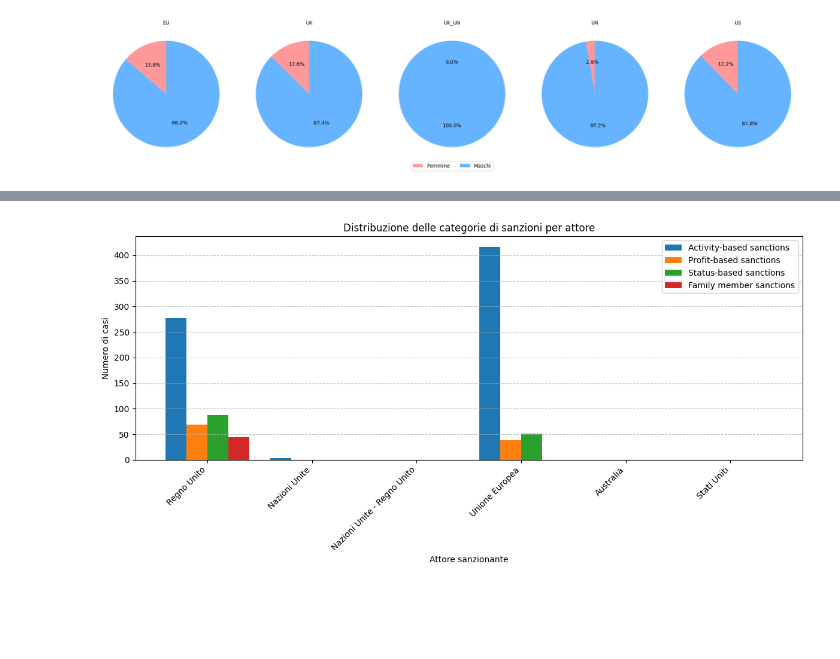
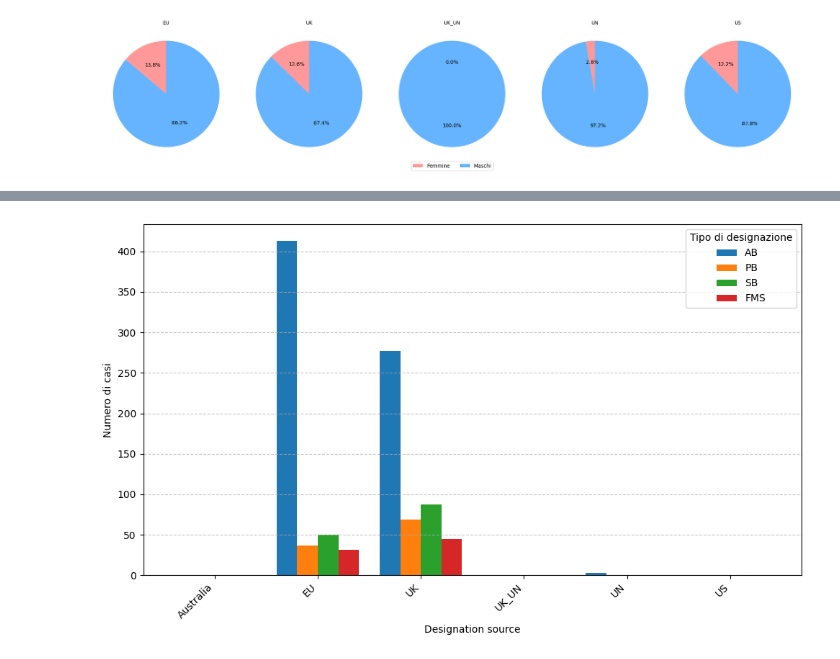
Before and after one commit to jellyrosp/sanctions-docs-dataset, a Jupyter notebook: data_analysis/jup_notebook/REPORT.ipynb, the cells around one changed output, grey strips where cells are left out. Cells and saved outputs as stored; diff of their text form; code cells hidden in the pictures; blank space fills up the shorter version.

```diff
--- a/data_analysis/jup_notebook/report.ipynb
+++ b/data_analysis/jup_notebook/REPORT.ipynb
@@ -488,54 +494,43 @@ I dati riportati in **Tabella 3** mostrano il numero di casi in cui ciascuna cat
 # %%
 import matplotlib.pyplot as plt
 import numpy as np
 import pandas as pd
 
-# Data
-actors = [
-    'Regno Unito',
-    'Nazioni Unite',
-    'Nazioni Unite - Regno Unito',
-    'Unione Europea',
-    'Australia',
-    'Stati Uniti'
-]
+# Load the table
+tabella_4 = pd.read_csv("Tabella_4.csv")
 
-activity_based = [277, 3, 0, 416, 0, 0]
-profit_based = [69, 0, 0, 38, 0, 0]
-status_based = [87, 0, 0, 51, 0, 0]
-family_member = [44, 0, 0, 0, 0, 0]
-total_sanctioned = [326, 3, 0, 441, None, 592]  # 'None' to indicate missing
+# Prepare data (excluding the 'Totale' row)
+Designation_source_list = tabella_4["Designation_source"].tolist()[:-1]
+tot_ab = tabella_4["AB"].tolist()[:-1]
+tot_pb = tabella_4["PB"].tolist()[:-1]
+tot_sb = tabella_4["SB"].tolist()[:-1]
+tot_fms = tabella_4["FMS"].tolist()[:-1]
 
-# Create a DataFrame
-df = pd.DataFrame({
-    'Activity-based sanctions': activity_based,
-    'Profit-based sanctions': profit_based,
-    'Status-based sanctions': status_based,
-    'Family member sanctions': family_member
-}, index=actors)
+# X-axis positions
+x = np.arange(len(Designation_source_list))
+width = 0.2  # narrower bars to fit 4 per group
 
-# Plotting
-bar_width = 0.2
-index = np.arange(len(actors))
+# Plot setup
+fig, ax = plt.subplots(figsize=(10, 6))
 
-fig, ax = plt.subplots(figsize=(12, 6))
+# Plot grouped bars with offsets
+ax.bar(x - 1.5*width, tot_ab, width, label='AB')
+ax.bar(x - 0.5*width, tot_pb, width, label='PB')
+ax.bar(x + 0.5*width, tot_sb, width, label='SB')
+ax.bar(x + 1.5*width, tot_fms, width, label='FMS')
 
-# Create each bar group
-ax.bar(index - 1.5*bar_width, df['Activity-based sanctions'], width=bar_width, label='Activity-based sanctions')
-ax.bar(index - 0.5*bar_width, df['Profit-based sanctions'], width=bar_width, label='Profit-based sanctions')
-ax.bar(index + 0.5*bar_width, df['Status-based sanctions'], width=bar_width, label='Status-based sanctions')
-ax.bar(index + 1.5*bar_width, df['Family member sanctions'], width=bar_width, label='Family member sanctions')
+# Labels and title
+ax.set_ylabel('Numero di casi')
+ax.set_xlabel('Designation source')
+ax.set_xticks(x)
+ax.set_xticklabels(Designation_source_list, rotation=45, ha="right")
+ax.legend(title="Tipo di designazione")
 
-# Formatting
-ax.set_xlabel('Attore sanzionante')
-ax.set_ylabel('Numero di casi')
-ax.set_title('Distribuzione delle categorie di sanzioni per attore')
-ax.set_xticks(index)
-ax.set_xticklabels(actors, rotation=45, ha="right")
-ax.legend()
+# Add grid
 ax.grid(axis='y', linestyle='--', alpha=0.7)
 
+# Layout and display
 plt.tight_layout()
 plt.show()
 # %% [output]
-[figure, old version]
+[figure, new version]
```
Also changed, not shown: parts of 13 cells of this notebook, 3 other files.
